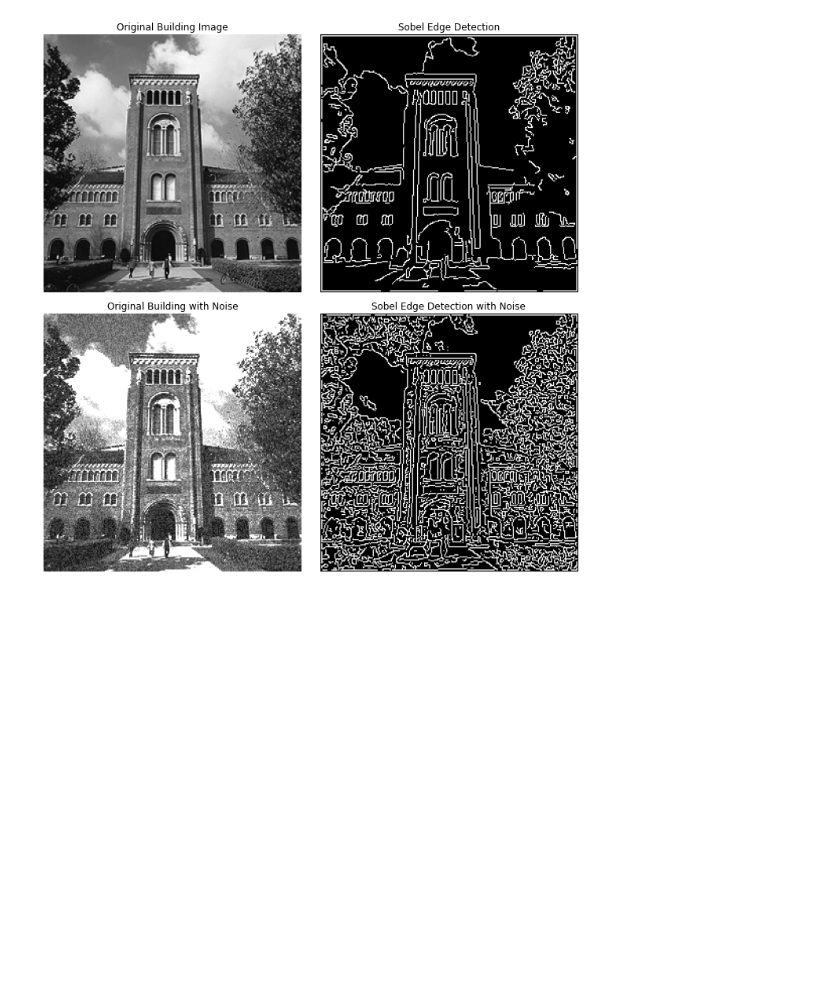
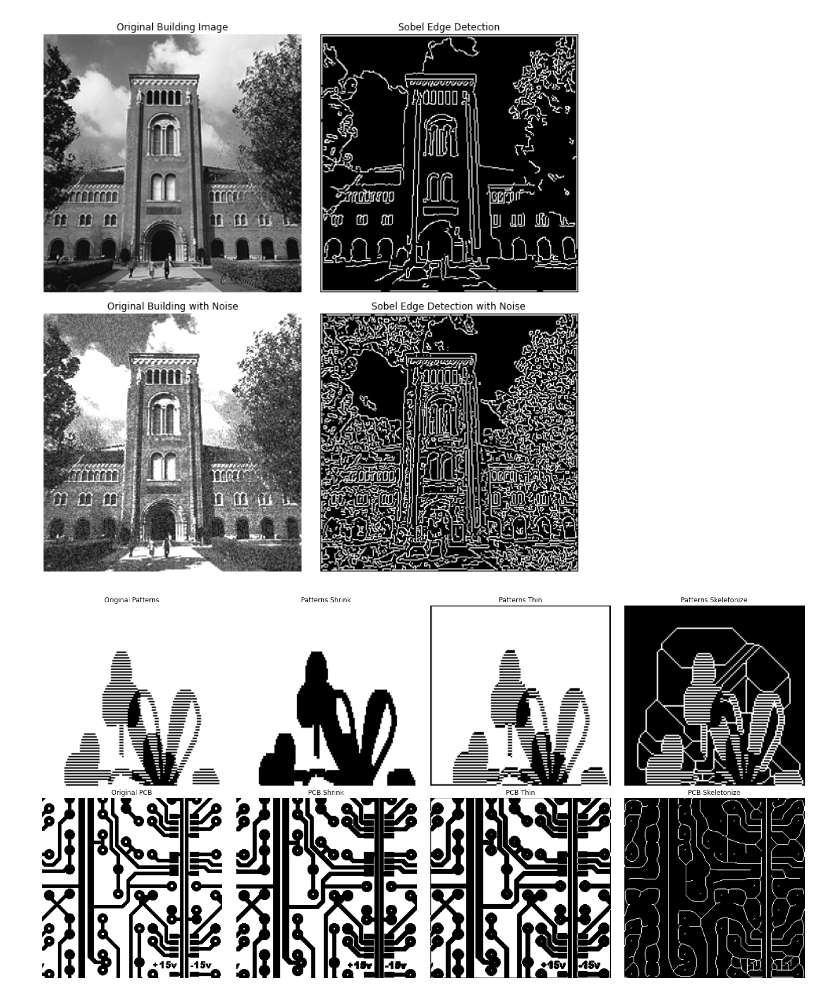
Before and after one commit to akhmedjanov3429/Image-Data-Science, a Jupyter notebook: Assignment 2/Problem 1.ipynb, the cells around one changed output. Cells and saved outputs as stored; diff of their text form; code cells hidden in the pictures; blank space fills up the shorter version.

```diff
--- a/Assignment 2/Problem 1.ipynb
+++ b/Assignment 2/Problem 1.ipynb
@@ -122,3 +122,81 @@ if building_image is not None and building_noise_image is not None:
     plt.show()
 # %% [output]
 [figure]
+# %%
+import numpy as np
+import cv2
+from matplotlib import pyplot as plt
+from skimage.morphology import skeletonize, thin
+
+# Let's define a function to read raw images, since they are not standard image files.
+def read_raw_image(path, width, height):
+    # Assuming the images are grayscale
+    with open(path, 'rb') as f:
+        img = np.fromfile(f, dtype=np.uint8, count=width*height)
+        img = img.reshape((height, width))
+    return img
+
+# Define a function to apply morphological operations
+def morphological_operations(image, operation):
+    if operation == 'shrink':
+        # Use cv2.erode to apply shrinking
+        kernel = cv2.getStructuringElement(cv2.MORPH_RECT, (2,2))
+        return cv2.erode(image, kernel, iterations=1)
+    elif operation == 'thin':
+        # Use skimage's thin function
+        return thin(image, max_num_iter=1)
+    elif operation == 'skeletonize':
+        # Use skimage's skeletonize function
+        return skeletonize(image // 255) * 255  # skimage expects boolean image
+    else:
+        raise ValueError("Unsupported operation")
+
+# Read the images
+patterns_img = read_raw_image("./Project2_Images/patterns.raw", 128, 128)  # Assuming 128x128 size for example
+pcb_img = read_raw_image('./Project2_Images/pcb.raw', 256, 256)  # Assuming 256x256 size for example
+
+# Apply the morphological operations
+patterns_shrink = morphological_operations(patterns_img, 'shrink')
+patterns_thin = morphological_operations(patterns_img, 'thin')
+patterns_skeletonize = morphological_operations(patterns_img, 'skeletonize')
+
+pcb_shrink = morphological_operations(pcb_img, 'shrink')
+pcb_thin = morphological_operations(pcb_img, 'thin')
+pcb_skeletonize = morphological_operations(pcb_img, 'skeletonize')
+
+# Display the results
+fig, axs = plt.subplots(2, 4, figsize=(20, 10))
+
+# Original images
+axs[0, 0].imshow(patterns_img, cmap='gray')
+axs[0, 0].title.set_text('Original Patterns')
+axs[1, 0].imshow(pcb_img, cmap='gray')
+axs[1, 0].title.set_text('Original PCB')
+
+# Shrinking results
+axs[0, 1].imshow(patterns_shrink, cmap='gray')
+axs[0, 1].title.set_text('Patterns Shrink')
+axs[1, 1].imshow(pcb_shrink, cmap='gray')
+axs[1, 1].title.set_text('PCB Shrink')
+
+# Thinning results
+axs[0, 2].imshow(patterns_thin, cmap='gray')
+axs[0, 2].title.set_text('Patterns Thin')
+axs[1, 2].imshow(pcb_thin, cmap='gray')
+axs[1, 2].title.set_text('PCB Thin')
+
+# Skeletonizing results
+axs[0, 3].imshow(patterns_skeletonize, cmap='gray')
+axs[0, 3].title.set_text('Patterns Skeletonize')
+axs[1, 3].imshow(pcb_skeletonize, cmap='gray')
+axs[1, 3].title.set_text('PCB Skeletonize')
+
+# Remove the axis labels for clarity
+for ax in axs.flat:
+    ax.axis('off')
+
+# Adjust layout
+plt.tight_layout()
+plt.show()
+# %% [output]
+[figure, added]
```
Also changed, not shown: parts of 2 cells of this notebook.
